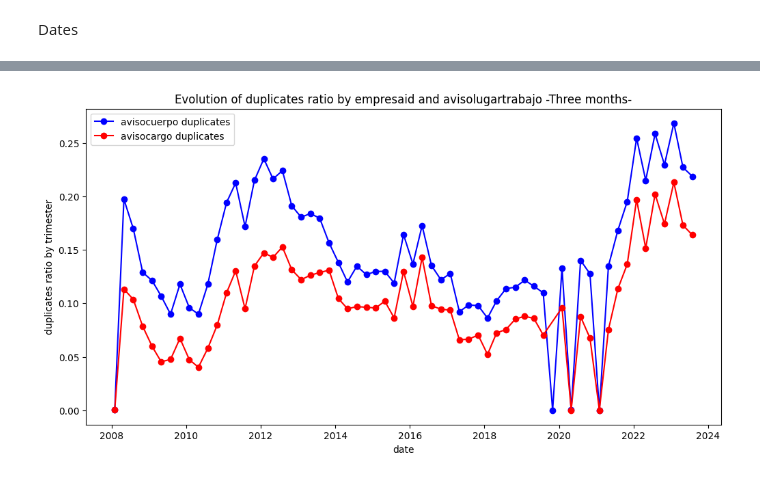
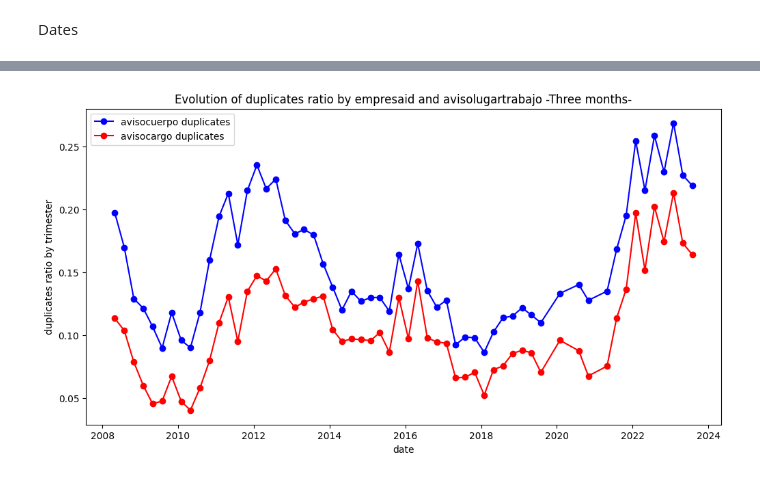
Before and after one commit to oejaramillo/WFH-Project, a Jupyter notebook: graphs 2.ipynb, the cells around one changed output, grey strips where cells are left out. Drawn from its saved outputs; the diff is of its cells as text; code cells hidden in the pictures.

Commit message:
finished graphs

```diff
--- a/graphs 2.ipynb
+++ b/graphs 2.ipynb
@@ -41,3 +40,4 @@ duplicates_avisocargo['avisofechapublicacion'] = pd.to_datetime(duplicates_aviso
+# %%
+newData['avisofechapublicacion'] = pd.to_datetime(newData['avisofechapublicacion'])
 # %%
-duplicates_avisocuerpo.set_index('avisofechapublicacion', inplace=True)
-duplicates_avisocargo.set_index('avisofechapublicacion', inplace=True)
+newData.set_index('avisofechapublicacion', inplace=True)
@@ -69,16 +44,44 @@ trimester_sum_avisocargo
+# %%
+trimester_sum_avisocuerpo = newData.resample('3M')['duplicates_avisocuerpo'].sum().reset_index()
+trimester_sum_avisocargo = newData.resample('3M')['duplicates_avisocargo'].sum().reset_index()
+trimester_count_avisoid = newData.resample('3M')['avisoid'].count().reset_index()
+trimester_mean_sueldoestimado = newData.resample('3M')['sueldoestimado'].mean().reset_index()
+trimester_sum_bucket1 = newData.resample('3M')['bucket1'].sum().reset_index()
+trimester_sum_bucket2 = newData.resample('3M')['bucket2'].sum().reset_index()
+trimester_sum_bucket3 = newData.resample('3M')['bucket3'].sum().reset_index()
+trimester_sum_bucket4 = newData.resample('3M')['bucket4'].sum().reset_index()
+trimester_sum_wfh = newData.resample('3M')['wfh'].sum().reset_index()
+# %%
+trimester = trimester_sum_avisocuerpo
+trimester['duplicates_avisocargo'] = trimester_sum_avisocargo['duplicates_avisocargo']
+trimester['avisoid'] = trimester_count_avisoid['avisoid']
+trimester['sueldoestimado'] = trimester_mean_sueldoestimado['sueldoestimado']
+trimester['bucket1'] = trimester_sum_bucket1['bucket1']
+trimester['bucket2'] = trimester_sum_bucket2['bucket2']
+trimester['bucket3'] = trimester_sum_bucket3['bucket3']
+trimester['bucket4'] = trimester_sum_bucket4['bucket4']
+trimester['wfh'] = trimester_sum_wfh['wfh']
+
+trimester['avisocuerpo_ratio'] = trimester['duplicates_avisocuerpo']/trimester['avisoid']
+trimester['avisocargo_ratio'] = trimester['duplicates_avisocargo']/trimester['avisoid']
+trimester['bucket1_ratio'] = trimester['bucket1']/trimester['avisoid']
+trimester['bucket2_ratio'] = trimester['bucket2']/trimester['avisoid']
+trimester['bucket3_ratio'] = trimester['bucket3']/trimester['avisoid']
+trimester['bucket4_ratio'] = trimester['bucket4']/trimester['avisoid']
+trimester['wfh_ratio'] = trimester['wfh']/trimester['avisoid']
 # %%
-filtered_avisocuerpo = trimester_sum_avisocuerpo[trimester_sum_avisocuerpo['ratio'] > 0]
-filtered_avisocargo = trimester_sum_avisocargo[trimester_sum_avisocargo['ratio'] > 0]
+filtered_avisocuerpo = trimester[trimester['avisocuerpo_ratio'] > 0.03]
+filtered_avisocargo = trimester[trimester['avisocargo_ratio'] > 0.03]
 
 # Create the graph
 plt.figure(figsize=(12, 6))
-plt.plot(filtered_avisocuerpo['avisofechapublicacion'], filtered_avisocuerpo['ratio'], marker='o', linestyle='-', color='b', label='avisocuerpo duplicates')
-plt.plot(filtered_avisocargo['avisofechapublicacion'], filtered_avisocargo['ratio'], marker='o', linestyle='-', color='r', label='avisocargo duplicates')
+plt.plot(filtered_avisocuerpo['avisofechapublicacion'], filtered_avisocuerpo['avisocuerpo_ratio'], marker='o', linestyle='-', color='b', label='avisocuerpo duplicates')
+plt.plot(filtered_avisocargo['avisofechapublicacion'], filtered_avisocargo['avisocargo_ratio'], marker='o', linestyle='-', color='r', label='avisocargo duplicates')
 plt.title('Evolution of duplicates ratio by empresaid and avisolugartrabajo -Three months-')
 plt.xlabel('date')
 plt.ylabel('duplicates ratio by trimester')
 plt.grid(False)
 plt.legend()
 plt.show()
 # %% [output]
-[figure, old version]
+[figure, new version]
```
Also changed, not shown: parts of 9 cells of this notebook, 1 other file.
